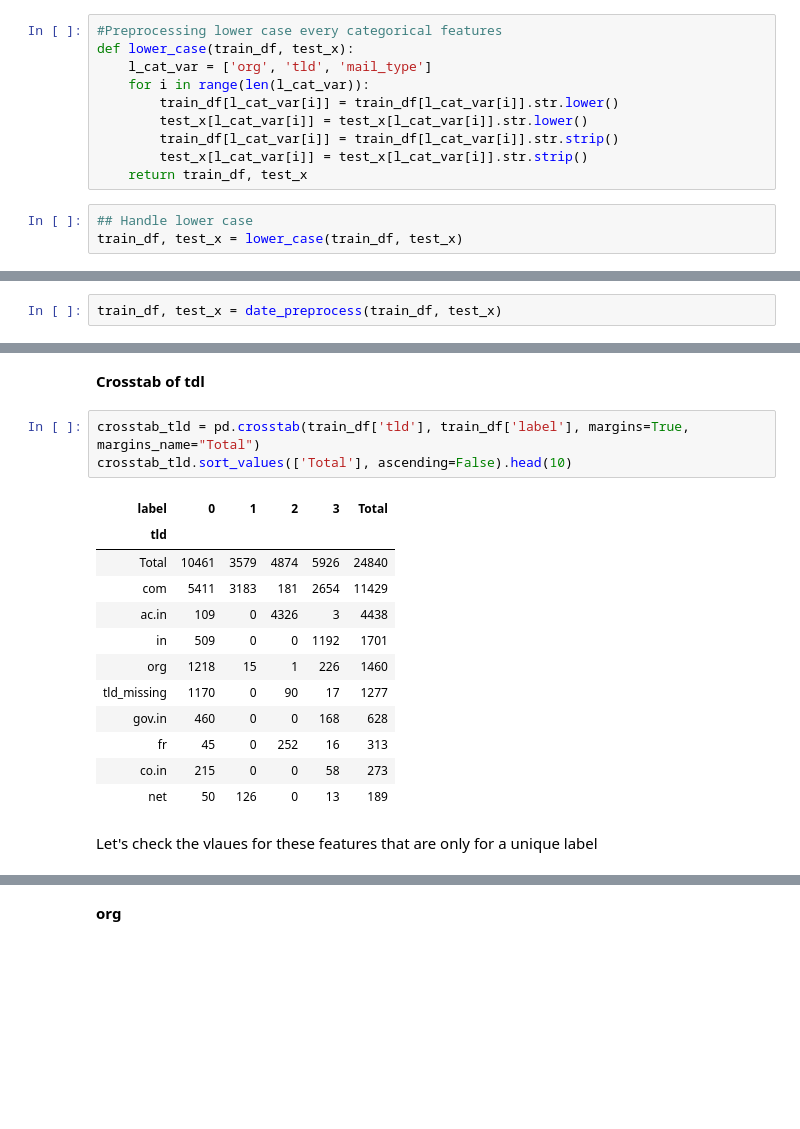
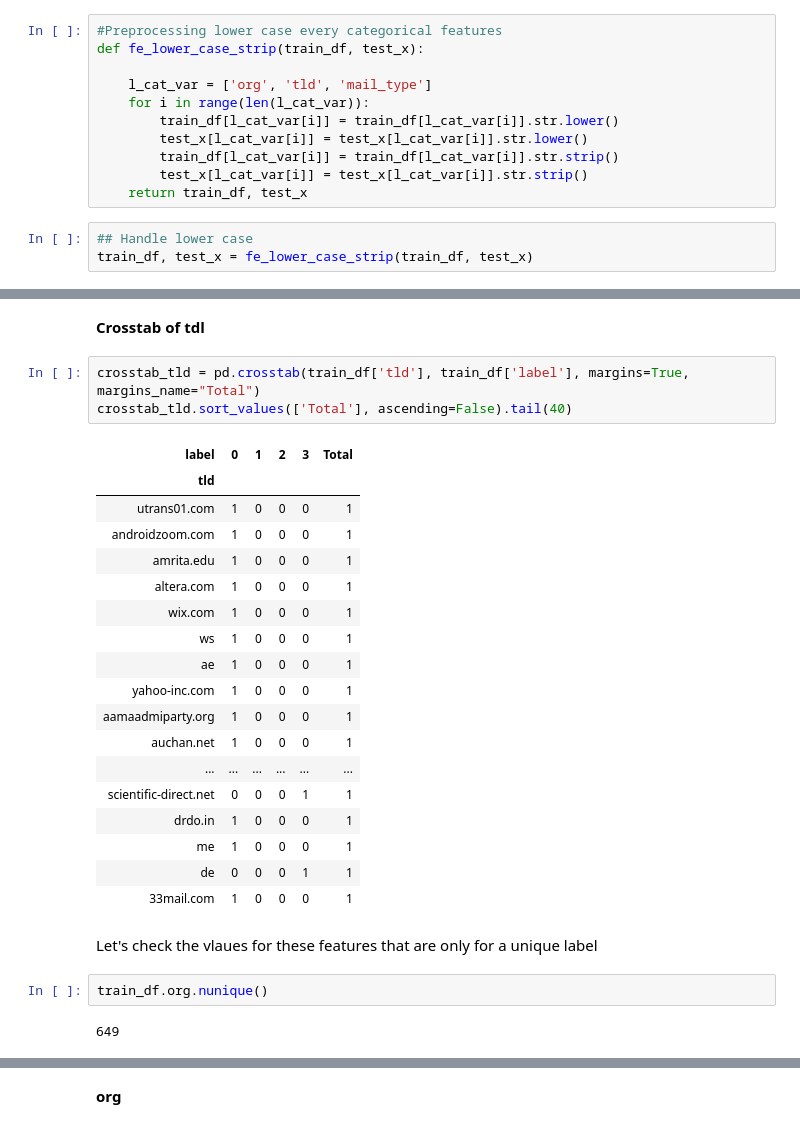
Before and after one commit to AntOhl/KaggleCompetition_MailClassificationChallenge, a Jupyter notebook: kaggle_ao_2.ipynb, the cells around one changed output, grey strips where cells are left out. Saved outputs shown, nothing was run; the diff lists cells and outputs as text; blank space fills up the shorter version.

```diff
--- a/kaggle_ao_2.ipynb
+++ b/kaggle_ao_2.ipynb
@@ -91,6 +108,7 @@ test_x["mail_type"] = test_x["mail_type"].fillna('mail_type_missing')
 # %%
 #Preprocessing lower case every categorical features
-def lower_case(train_df, test_x):
+def fe_lower_case_strip(train_df, test_x):
+
     l_cat_var = ['org', 'tld', 'mail_type']
     for i in range(len(l_cat_var)):
         train_df[l_cat_var[i]] = train_df[l_cat_var[i]].str.lower()
@@ -100,7 +118,7 @@ def lower_case(train_df, test_x):
     return train_df, test_x
 # %%
 ## Handle lower case
-train_df, test_x = lower_case(train_df, test_x)
+train_df, test_x = fe_lower_case_strip(train_df, test_x)
 # %%
 plt.figure(figsize=(12, 5))
 sns.countplot(train_df.mail_type)
@@ -135,6 +173,4 @@ def date_preprocess(train_df, test_x):
     return train_df, test_x
-# %%
-train_df, test_x = date_preprocess(train_df, test_x)
 # %% [markdown]
 ## Binary features
 - salutations
@@ -388,19 +442,29 @@ crosstab_org.sort_values(['Total'], ascending=False).head(10)
 __Crosstab of tdl__
 # %%
 crosstab_tld = pd.crosstab(train_df['tld'], train_df['label'], margins=True, margins_name="Total")
-crosstab_tld.sort_values(['Total'], ascending=False).head(10)
+crosstab_tld.sort_values(['Total'], ascending=False).tail(40)
 # %% [output]
 | label | 0 | 1 | 2 | 3 | Total |
 | tld |  |  |  |  |  |
-| Total | 10461 | 3579 | 4874 | 5926 | 24840 |
-| com | 5411 | 3183 | 181 | 2654 | 11429 |
-| ac.in | 109 | 0 | 4326 | 3 | 4438 |
-| in | 509 | 0 | 0 | 1192 | 1701 |
-| org | 1218 | 15 | 1 | 226 | 1460 |
-| tld_missing | 1170 | 0 | 90 | 17 | 1277 |
-| gov.in | 460 | 0 | 0 | 168 | 628 |
-| fr | 45 | 0 | 252 | 16 | 313 |
-| co.in | 215 | 0 | 0 | 58 | 273 |
-| net | 50 | 126 | 0 | 13 | 189 |
+| utrans01.com | 1 | 0 | 0 | 0 | 1 |
+| androidzoom.com | 1 | 0 | 0 | 0 | 1 |
+| amrita.edu | 1 | 0 | 0 | 0 | 1 |
+| altera.com | 1 | 0 | 0 | 0 | 1 |
+| wix.com | 1 | 0 | 0 | 0 | 1 |
+| ws | 1 | 0 | 0 | 0 | 1 |
+| ae | 1 | 0 | 0 | 0 | 1 |
+| yahoo-inc.com | 1 | 0 | 0 | 0 | 1 |
+| aamaadmiparty.org | 1 | 0 | 0 | 0 | 1 |
+| auchan.net | 1 | 0 | 0 | 0 | 1 |
+| ... | ... | ... | ... | ... | ... |
+| scientific-direct.net | 0 | 0 | 0 | 1 | 1 |
+| drdo.in | 1 | 0 | 0 | 0 | 1 |
+| me | 1 | 0 | 0 | 0 | 1 |
+| de | 0 | 0 | 0 | 1 | 1 |
+| 33mail.com | 1 | 0 | 0 | 0 | 1 |
 # %% [markdown]
 Let's check the vlaues for these features that are only for a unique label
+# %%
+train_df.org.nunique()
+# %% [output]
+649
```
Also changed, not shown: parts of 52 cells of this notebook.
